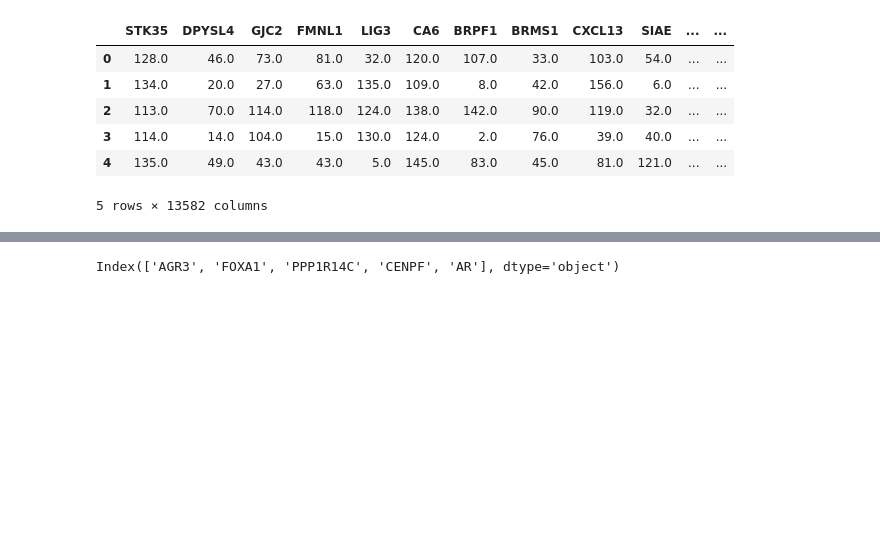
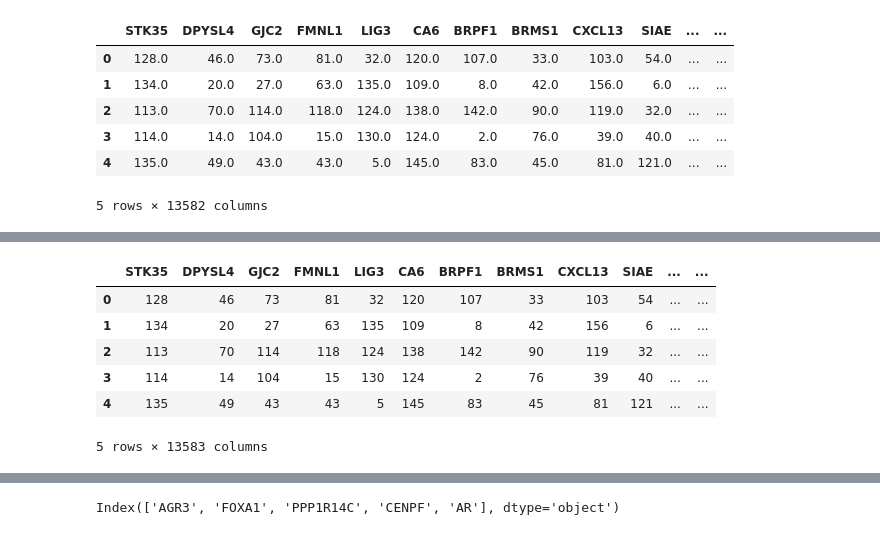
Before and after one commit to ehsanap7/machineLearning, a Jupyter notebook: FCELL.ipynb, the cells around one changed output, grey strips where cells are left out. Saved outputs shown, nothing was run; the diff lists cells and outputs as text; code cells hidden in the pictures; blank space fills up the shorter version.

```diff
--- a/FCELL.ipynb
+++ b/FCELL.ipynb
@@ -154,3 +131,18 @@ X_train , X_test , y_train , y_test = train_test_split(X, y, test_size=0.3 , ran
 
 #chi2_selector= SelectKBest(chi2, k=2)
 #X_kbest= chi2_selector.fit_transform(X,y)
+# %%
+from sklearn.preprocessing import LabelEncoder
+
+for col in df.columns:
+    le = LabelEncoder()
+    df[col] = le.fit_transform(df[col])
+df.head()
+# %% [output]
+|  | STK35 | DPYSL4 | GJC2 | FMNL1 | LIG3 | CA6 | BRPF1 | BRMS1 | CXCL13 | SIAE | ... | ... |
+| 0 | 128 | 46 | 73 | 81 | 32 | 120 | 107 | 33 | 103 | 54 | ... | ... |
+| 1 | 134 | 20 | 27 | 63 | 135 | 109 | 8 | 42 | 156 | 6 | ... | ... |
+| 2 | 113 | 70 | 114 | 118 | 124 | 138 | 142 | 90 | 119 | 32 | ... | ... |
+| 3 | 114 | 14 | 104 | 15 | 130 | 124 | 2 | 76 | 39 | 40 | ... | ... |
+| 4 | 135 | 49 | 43 | 43 | 5 | 145 | 83 | 45 | 81 | 121 | ... | ... |
+5 rows × 13583 columns
```
Also changed, not shown: parts of 27 cells of this notebook, 3 other files.
